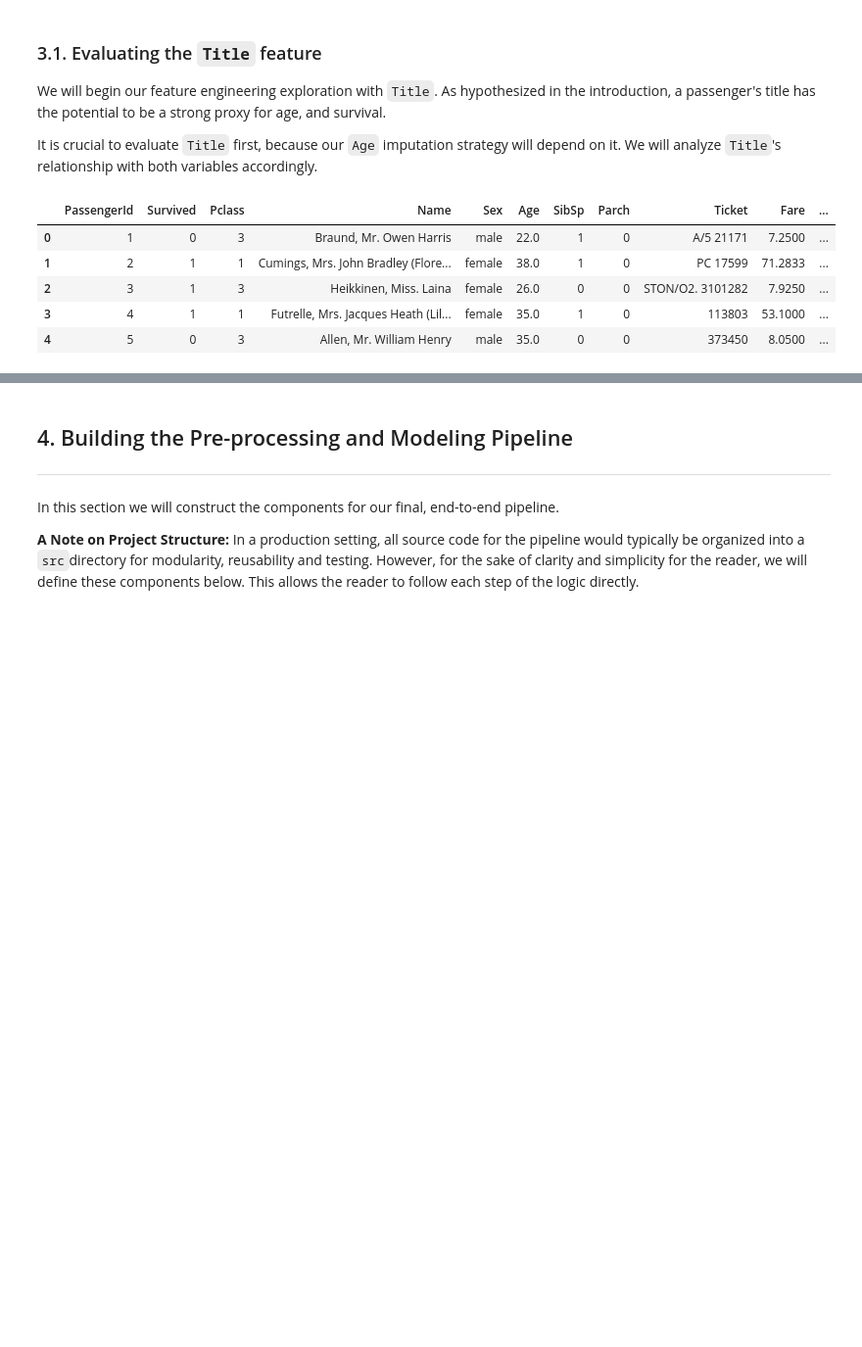
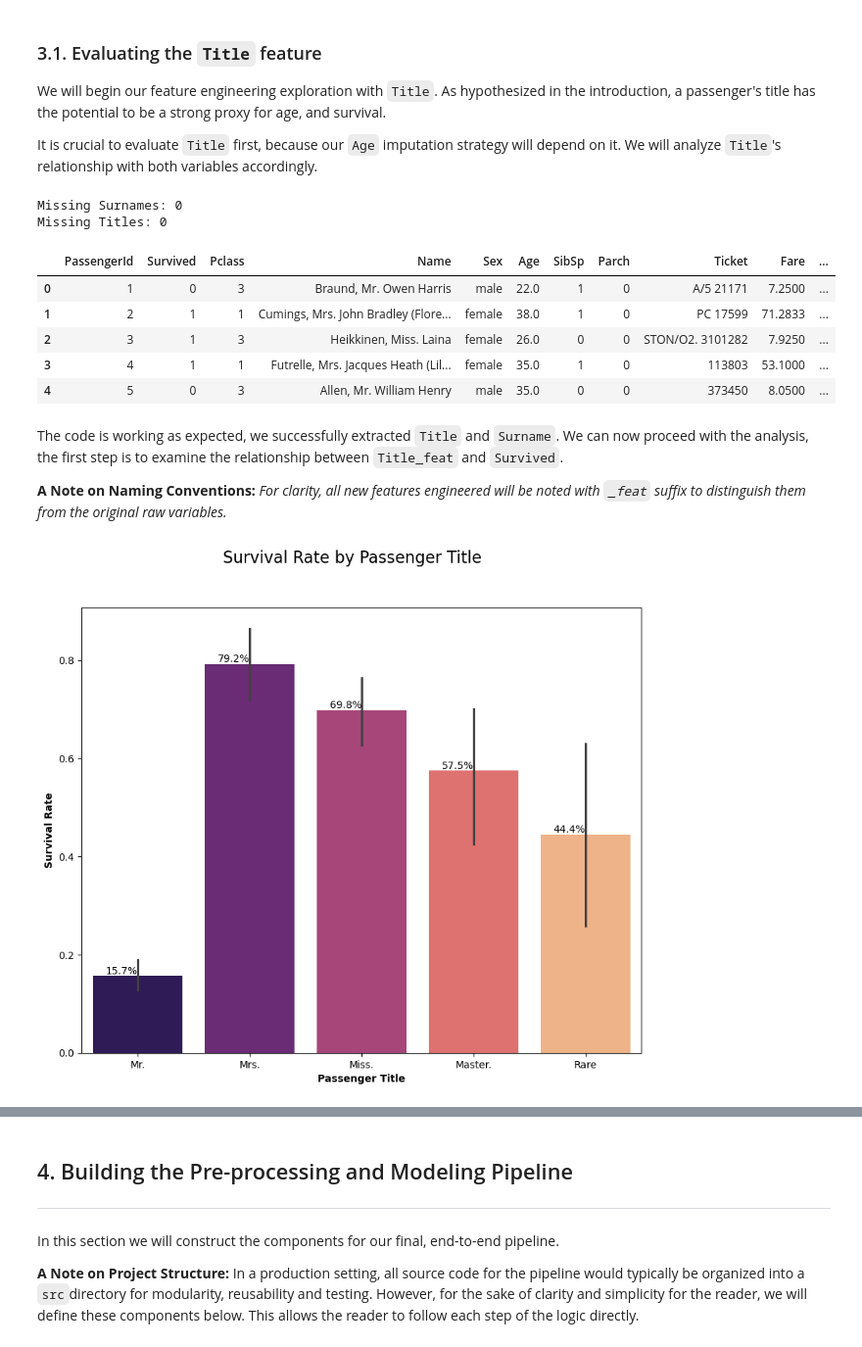
Before and after one commit to JonasLilletevedt/titanic-survival-prediction, a Jupyter notebook: notebooks/01_data_cleaning_and_feature_engineering.ipynb, the cells around one changed output, grey strips where cells are left out. Shown at 98% size. Drawn from its saved outputs; the diff is of its cells as text; code cells hidden in the pictures; blank space fills up the shorter version.

```diff
--- a/notebooks/01_data_cleaning_and_feature_engineering.ipynb
+++ b/notebooks/01_data_cleaning_and_feature_engineering.ipynb
@@ -187,13 +187,54 @@ It is crucial to evaluate `Title` first, because our `Age` imputation strategy w
 df_scratch = df_train.copy()
 
 # Add new columns
-df_scratch['Surname_feat'] = df_scratch['Name'].str.split(',').str[0]
+df_scratch['Surname_feat'] = df_scratch['Name'].str.extract(pat=r'^(.+?),', expand=False)
 df_scratch['Title_feat'] = df_scratch['Name'].str.extract(pat=' ([A-Za-z]+\.)', expand=False)
+
+# Check it worked as expected
+#Check for null values
+print(f'''Missing Surnames: {df_scratch['Surname_feat'].isnull().sum()}''')
+print(f'''Missing Titles: {df_scratch['Title_feat'].isnull().sum()}''')
+
+# Check five first strings
 df_scratch.head()
 # %% [output]
+Missing Surnames: 0
+Missing Titles: 0
 |  | PassengerId | Survived | Pclass | Name | Sex | Age | SibSp | Parch | Ticket | Fare | ... |
 | 0 | 1 | 0 | 3 | Braund, Mr. Owen Harris | male | 22.0 | 1 | 0 | A/5 21171 | 7.2500 | ... |
 | 1 | 2 | 1 | 1 | Cumings, Mrs. John Bradley (Flore... | female | 38.0 | 1 | 0 | PC 17599 | 71.2833 | ... |
 | 2 | 3 | 1 | 3 | Heikkinen, Miss. Laina | female | 26.0 | 0 | 0 | STON/O2. 3101282 | 7.9250 | ... |
 | 3 | 4 | 1 | 1 | Futrelle, Mrs. Jacques Heath (Lil... | female | 35.0 | 1 | 0 | 113803 | 53.1000 | ... |
 | 4 | 5 | 0 | 3 | Allen, Mr. William Henry | male | 35.0 | 0 | 0 | 373450 | 8.0500 | ... |
+# %%
+# We will now change all *titles* with less then 10 occurrences to a new class 'Rare'
+# Rare titles
+rare_titles = df_scratch['Title_feat'].value_counts()[lambda x: x < 10]
+# Swap to 'Rare'
+df_scratch['Title_feat'] = df_scratch['Title_feat'].apply(lambda x: 'Rare' if x in rare_titles else x)
+# %% [markdown]
+The code is working as expected, we successfully extracted `Title` and `Surname`. We can now proceed with the analysis, the first step is to examine the relationship between `Title_feat` and `Survived`.
+
+**A Note on Naming Conventions:** *For clarity, all new features engineered will be noted with `_feat` suffix to distinguish them from the original raw variables.*
+# %%
+# Create figure
+fig = plt.figure(figsize=(10, 8))
+
+# Add plot
+ax = sns.barplot(data=df_scratch, x='Title_feat', hue='Title_feat', y='Survived', palette='magma', legend=False)
+
+# Labels
+plt.suptitle('Survival Rate by Passenger Title', fontsize=16)
+ax.set_ylabel('Survival Rate', fontweight='bold')
+ax.set_xlabel('Passenger Title', fontweight='bold')
+
+# Add percentage
+for p in ax.patches:
+    percentage = f'{p.get_height():.1%}'
+    x = p.get_x() + p.get_width() / 2
+    y = p.get_height()
+    ax.annotate(text=percentage, xy=(x,y), va='bottom', ha='right')
+# Show plot
+plt.show()
+# %% [output]
+[figure, added]
```
Also changed, not shown: parts of 11 cells of this notebook, 1 other file.
